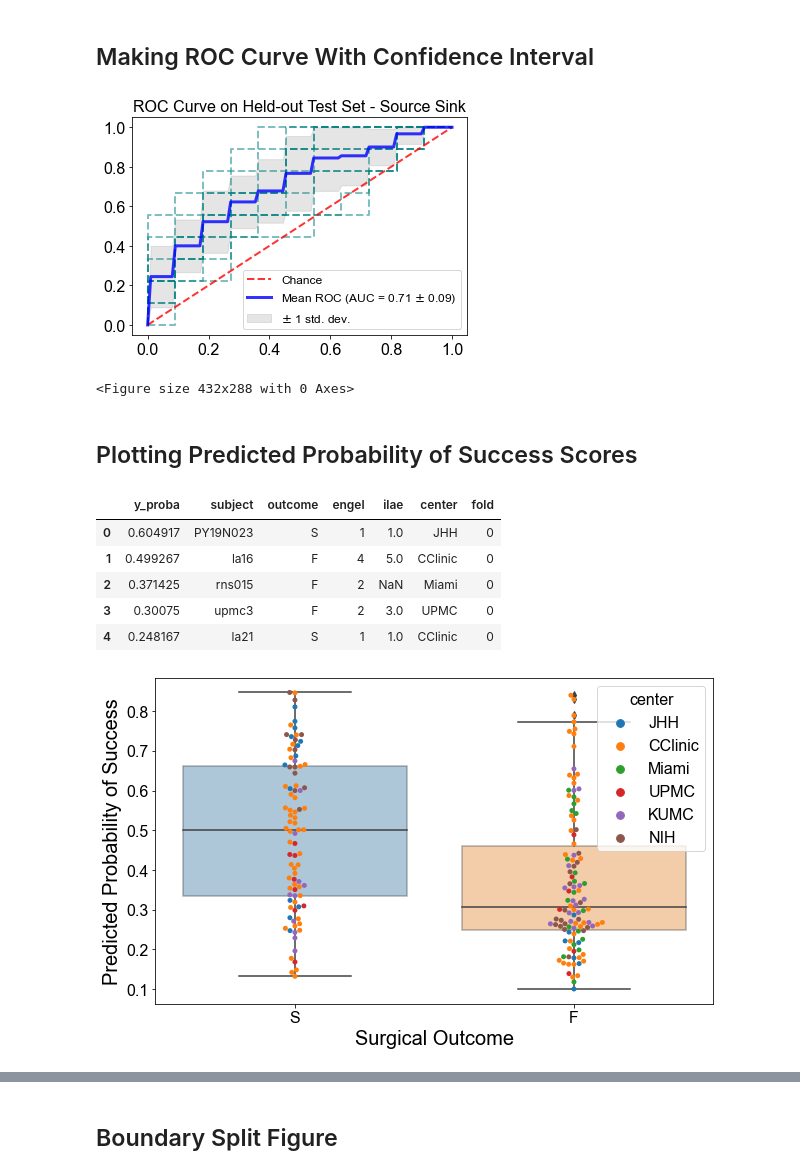
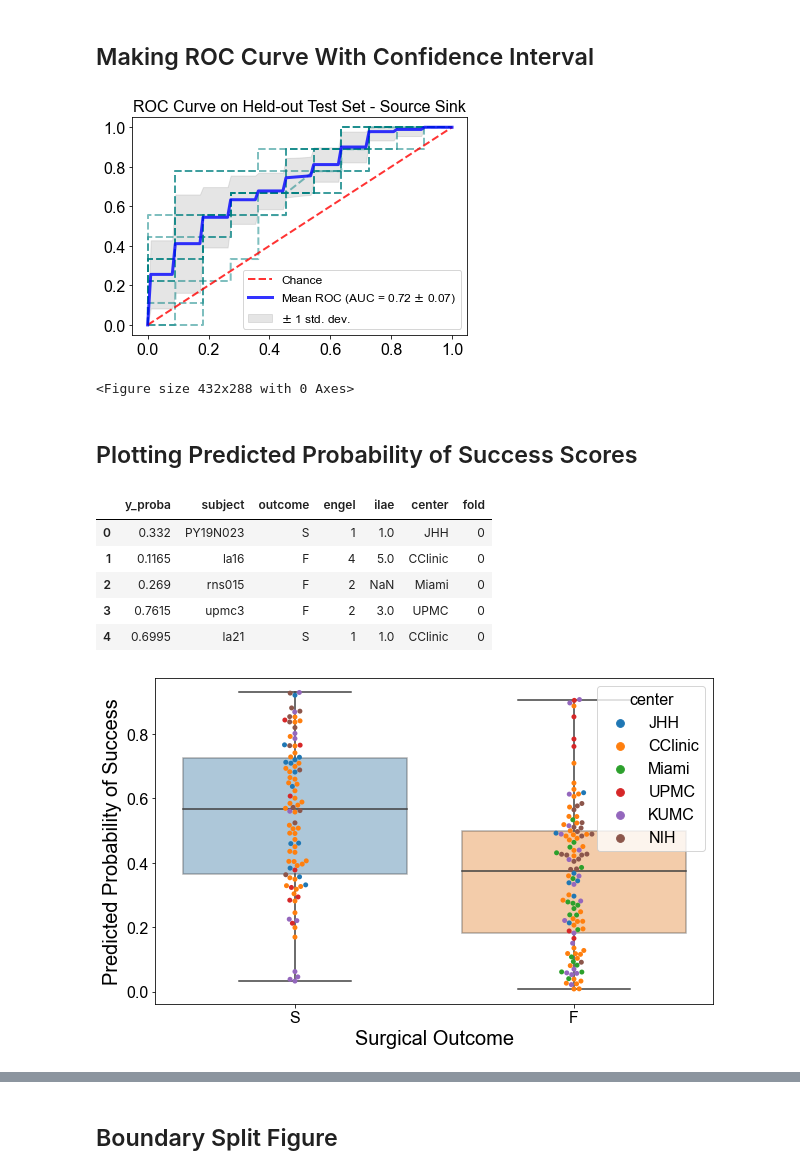
Before and after one commit to adam2392/source-sink-study, a Jupyter notebook: plot_source_sink_validation.ipynb, the cells around one changed output, grey strips where cells are left out. Drawn from its saved outputs; the diff is of its cells as text; code cells hidden in the pictures.

```diff
--- a/plot_source_sink_validation.ipynb
+++ b/plot_source_sink_validation.ipynb
@@ -119,0 +124,6 @@ with open(fname.with_suffix(".json"), "r") as fp:
+# %%
+fname = (
+    Path("./data")
+    / f"cv{n_splits}_{clf_name}_mtry{max_features}_exp_hilberthforates_meandiff.pkl"
+)
+print(fname)
@@ -120,3 +132,6 @@ with open(fname.with_suffix(".json"), "r") as fp:
+# %%
+with open(fname.with_suffix(".json"), "r") as fp:
+    hfo_scores = json.load(fp)
 # %% [markdown]
 # Make Plots of the Source Sink Data
 # %%
@@ -585,9 +600,9 @@ ax.legend(loc="lower right", fontsize=12)
 plt.show()
 
 # And save it to PDF
-plt.savefig("./roc_curve_hfo.pdf")
+plt.savefig("./roc_curve_hilberthfo.pdf")
 # %% [output]
-[figure, old version]
+[figure, new version]
 <Figure size 432x288 with 0 Axes>
 # %% [markdown]
 ## Plotting Predicted Probability of Success Scores
@@ -639,24 +654,31 @@ proba_df["center"] = proba_df["center"].map(
 display(proba_df.head())
 # %% [output]
 |  | y_proba | subject | outcome | engel | ilae | center | fold |
-| 0 | 0.604917 | PY19N023 | S | 1 | 1.0 | JHH | 0 |
-| 1 | 0.499267 | la16 | F | 4 | 5.0 | CClinic | 0 |
-| 2 | 0.371425 | rns015 | F | 2 | NaN | Miami | 0 |
-| 3 | 0.30075 | upmc3 | F | 2 | 3.0 | UPMC | 0 |
-| 4 | 0.248167 | la21 | S | 1 | 1.0 | CClinic | 0 |
+| 0 | 0.332 | PY19N023 | S | 1 | 1.0 | JHH | 0 |
+| 1 | 0.1165 | la16 | F | 4 | 5.0 | CClinic | 0 |
+| 2 | 0.269 | rns015 | F | 2 | NaN | Miami | 0 |
+| 3 | 0.7615 | upmc3 | F | 2 | 3.0 | UPMC | 0 |
+| 4 | 0.6995 | la21 | S | 1 | 1.0 | CClinic | 0 |
 # %%
 fig, ax = plt.subplots(figsize=(10, 6))
 # sns.stripplot(x="outcome", y="y_proba", hue="center", data=proba_df, ax=ax)
-sns.boxplot(x="outcome", y="y_proba", data=proba_df, ax=ax, boxprops=dict(alpha=0.4))
+sns.boxplot(
+    x="outcome",
+    y="y_proba",
+    data=proba_df,
+    ax=ax,
+    boxprops=dict(alpha=0.4),
+    # palette=["black", "red"],
+)
 sns.swarmplot(x="outcome", y="y_proba", hue="center", data=proba_df, ax=ax)
 
 ax.set(
     ylabel="Predicted Probability of Success",
     xlabel="Surgical Outcome",
 )
-plt.savefig("./hfo_y_pred_proba_surgical_outcomes.pdf")
+plt.savefig("./hilbert_hfo_y_pred_proba_surgical_outcomes.pdf")
 # %% [output]
-[figure, old version]
+[figure, new version]
 # %%
 fig, ax = plt.subplots(figsize=(10, 6))
 # sns.stripplot(x="outcome", y="y_proba", hue="center", data=proba_df, ax=ax)
```
Also changed, not shown: parts of 25 cells of this notebook, 19 other files.
